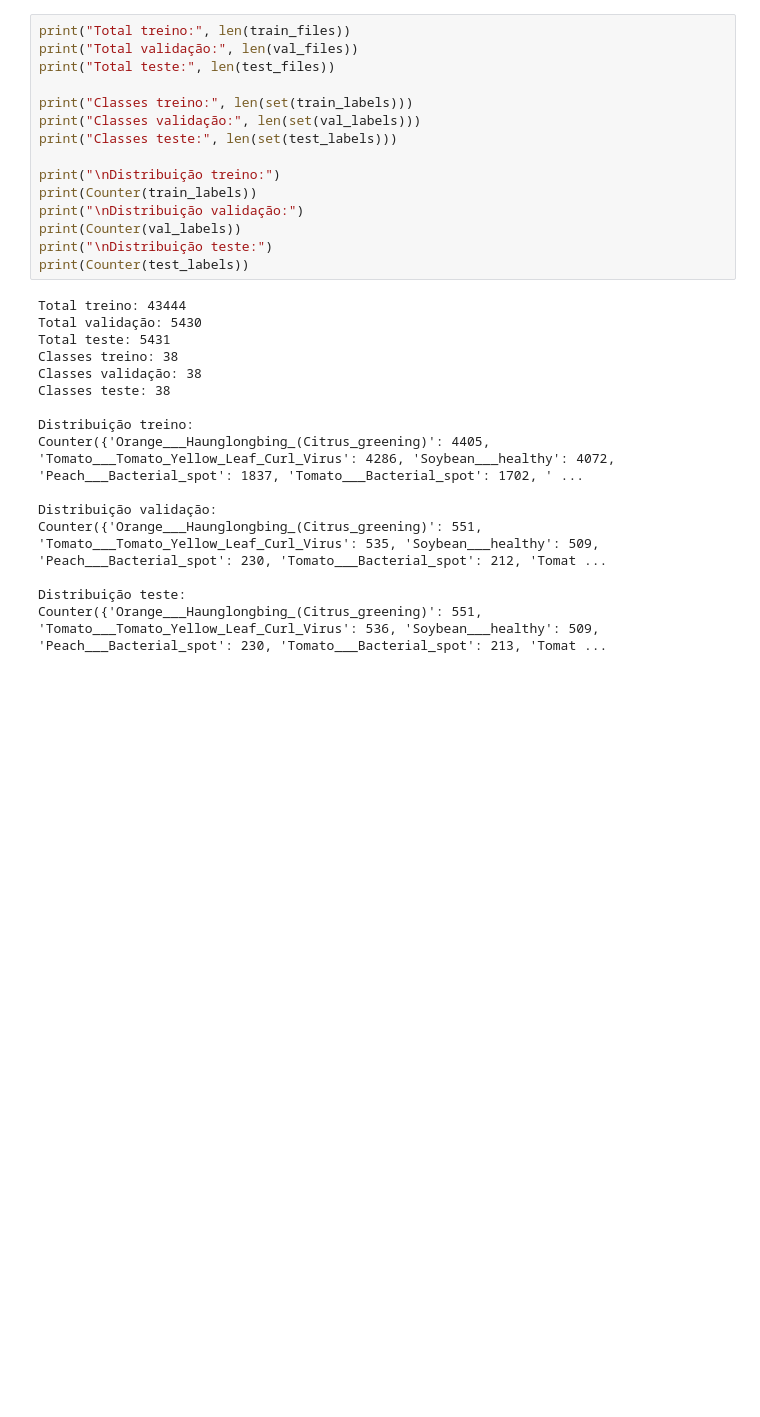
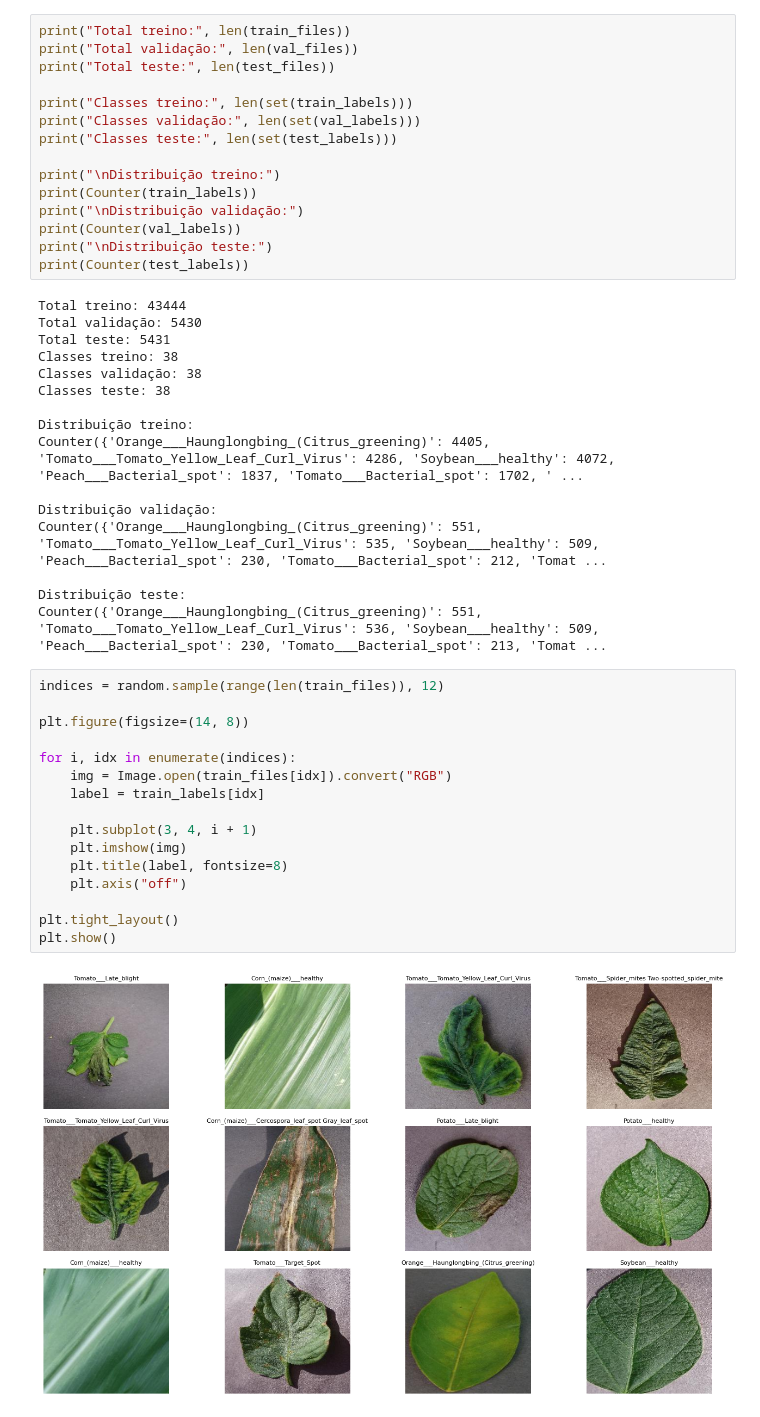
Before and after one commit to SamuelMota321/plantvillage-dataset, a Jupyter notebook: main.ipynb, the cells around one changed output. Saved outputs shown, nothing was run; the diff lists cells and outputs as text; blank space fills up the shorter version.

```diff
--- a/main.ipynb
+++ b/main.ipynb
@@ -73,3 +74,21 @@ Counter({'Orange___Haunglongbing_(Citrus_greening)': 551, 'Tomato___Tomato_Yello
 
 Distribuição teste:
 Counter({'Orange___Haunglongbing_(Citrus_greening)': 551, 'Tomato___Tomato_Yellow_Leaf_Curl_Virus': 536, 'Soybean___healthy': 509, 'Peach___Bacterial_spot': 230, 'Tomato___Bacterial_spot': 213, 'Tomat ...
+# %%
+indices = random.sample(range(len(train_files)), 12)
+
+plt.figure(figsize=(14, 8))
+
+for i, idx in enumerate(indices):
+    img = Image.open(train_files[idx]).convert("RGB")
+    label = train_labels[idx]
+
+    plt.subplot(3, 4, i + 1)
+    plt.imshow(img)
+    plt.title(label, fontsize=8)
+    plt.axis("off")
+
+plt.tight_layout()
+plt.show()
+# %% [output]
+[figure, added]
```
Also changed, not shown: parts of 13 cells of this notebook.
